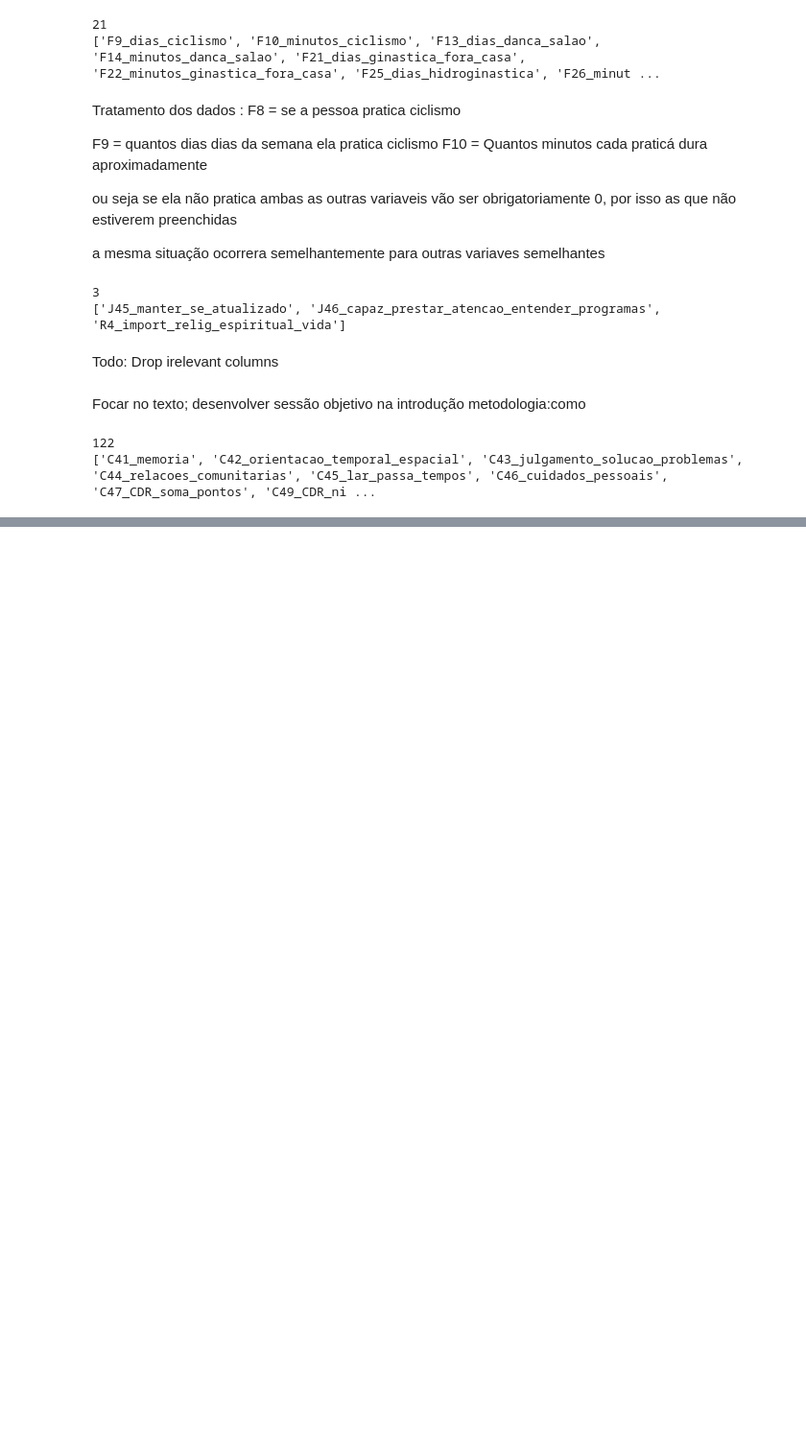
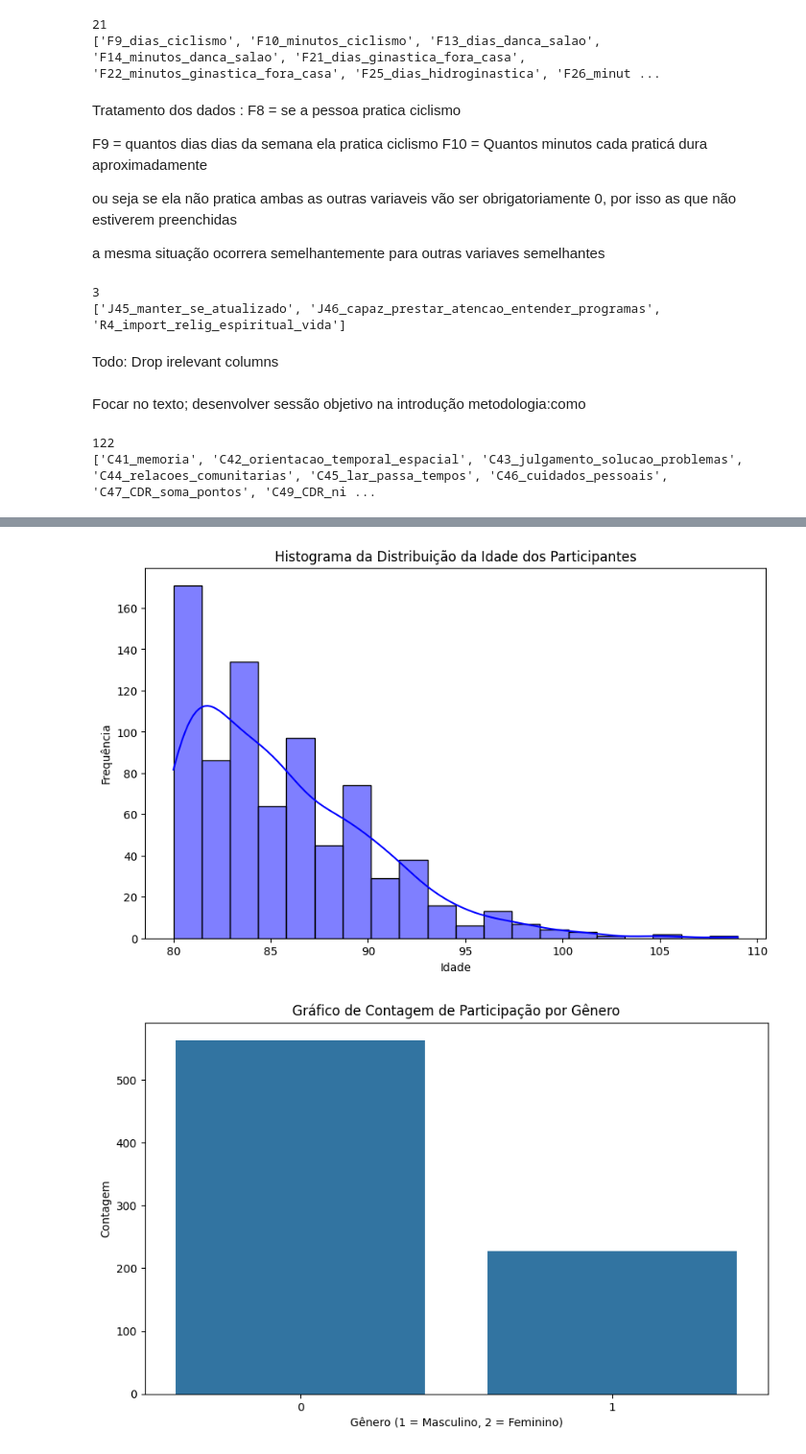
Before and after one commit to ferfsnandes/TCC--usando-Machine-Leraning-para-prever-o-risco-de-doencas-cronicas-nao-transmissiveis-em-idosos, a Jupyter notebook: TCC_Gabriel.ipynb, the cells around one changed output, grey strips where cells are left out. Shown at 96% size. Saved outputs shown, nothing was run; the diff lists cells and outputs as text; code cells hidden in the pictures; blank space fills up the shorter version.

```diff
--- a/TCC_Gabriel.ipynb
+++ b/TCC_Gabriel.ipynb
@@ -181,0 +379,24 @@ for col in ['F8_ciclismo', 'F9_dias_ciclismo', 'F10_minutos_ciclismo', 'F11_cicl
+# %%
+
+import matplotlib.pyplot as plt
+import seaborn as sns
+
+# 1. 'Histograma da Distribuição da Idade dos Participantes'
+plt.figure(figsize=(10, 6))
+sns.histplot(df['B1_idade'], bins=20, kde=True, color='blue')
+plt.title('Histograma da Distribuição da Idade dos Participantes')
+plt.xlabel('Idade')
+plt.ylabel('Frequência')
+plt.show()
+
+
+# 5. Count Plot of Physical Activity Participation )
+plt.figure(figsize=(10, 6))
+sns.countplot(x=df['B3_sexo'])
+plt.title('Gráfico de Contagem de Participação por Gênero')
+plt.xlabel('Gênero (1 = Masculino, 2 = Feminino)')
+plt.ylabel('Contagem')
+plt.show()
+# %% [output]
+[figure, added]
+[figure, added]
```
Also changed, not shown: parts of 96 cells of this notebook.
